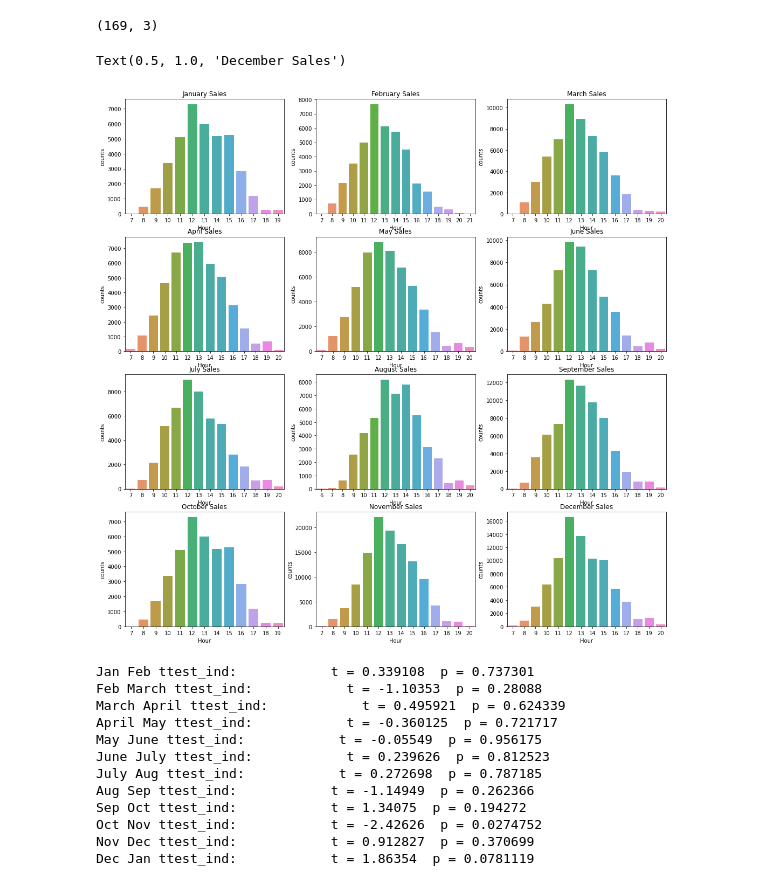
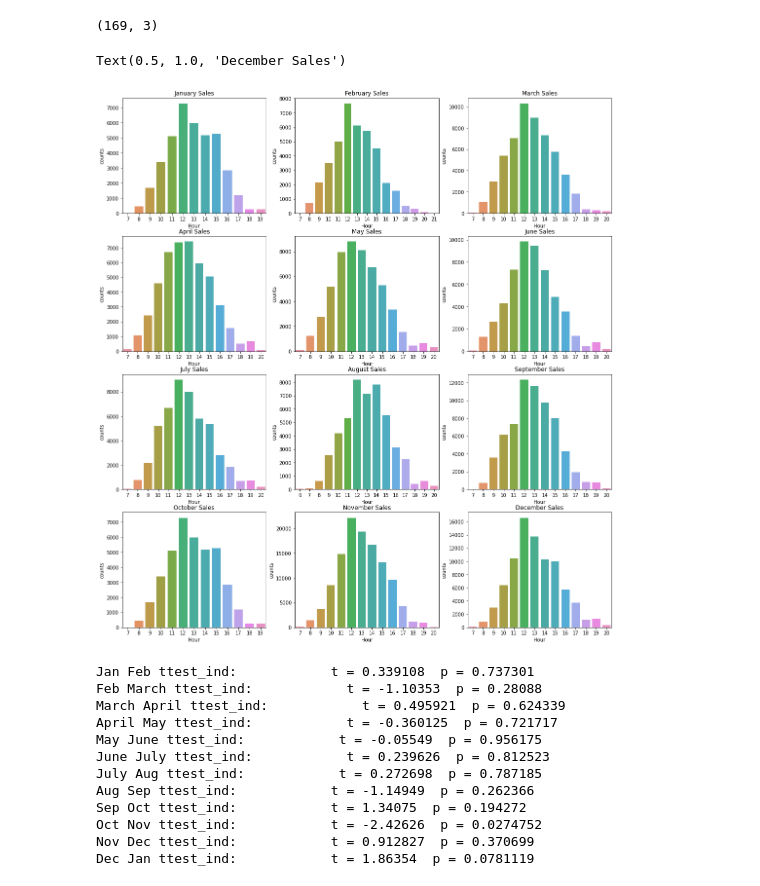
Before and after one commit to dharitsura248/OnlineRetailStore, a Jupyter notebook: OnlineRetailStore/notebooks/ExploratoryDataAnalysis.ipynb, the cells around one changed output. Saved outputs shown, nothing was run; the diff lists cells and outputs as text; code cells hidden in the pictures.

```diff
--- a/OnlineRetailStore/notebooks/ExploratoryDataAnalysis.ipynb
+++ b/OnlineRetailStore/notebooks/ExploratoryDataAnalysis.ipynb
@@ -290,31 +298,31 @@ oct_Df = sub_df[sub_df.Month == 1]
 nov_Df = sub_df[sub_df.Month == 11]
 dec_Df = sub_df[sub_df.Month == 12]
 # %%
-fig, axes = plt.subplots(4, 3,figsize =(18,18))
+fig, axes = plt.subplots(4, 3,figsize =(18,20))
 sns.barplot(ax=axes[0,0],data= jan_Df,x='Hour',y='counts')
 axes[0,0].set_title('January Sales')
 sns.barplot(ax=axes[0,1],data= feb_Df,x='Hour',y='counts')
 axes[0,1].set_title('February Sales')
 sns.barplot(ax=axes[0,2],data= march_Df,x='Hour',y='counts')
 axes[0,2].set_title('March Sales')
 sns.barplot(ax=axes[1,0],data= april_Df,x='Hour',y='counts')
 axes[1,0].set_title('April Sales')
 sns.barplot(ax=axes[1,1],data= may_Df,x='Hour',y='counts')
 axes[1,1].set_title('May Sales')
 sns.barplot(ax=axes[1,2],data= june_Df,x='Hour',y='counts')
 axes[1,2].set_title('June Sales')
 sns.barplot(ax=axes[2,0],data= july_Df,x='Hour',y='counts')
 axes[2,0].set_title('July Sales')
 sns.barplot(ax=axes[2,1],data= aug_Df,x='Hour',y='counts')
 axes[2,1].set_title('August Sales')
 sns.barplot(ax=axes[2,2],data= sep_Df,x='Hour',y='counts')
 axes[2,2].set_title('September Sales')
 sns.barplot(ax=axes[3,0],data= oct_Df,x='Hour',y='counts')
 axes[3,0].set_title('October Sales')
 sns.barplot(ax=axes[3,1],data= nov_Df,x='Hour',y='counts')
 axes[3,1].set_title('November Sales')
 sns.barplot(ax=axes[3,2],data= dec_Df,x='Hour',y='counts')
 axes[3,2].set_title('December Sales')
 # %% [output]
 Text(0.5, 1.0, 'December Sales')
-[figure, old version]
+[figure, new version]
```
Also changed, not shown: parts of 74 cells of this notebook.
